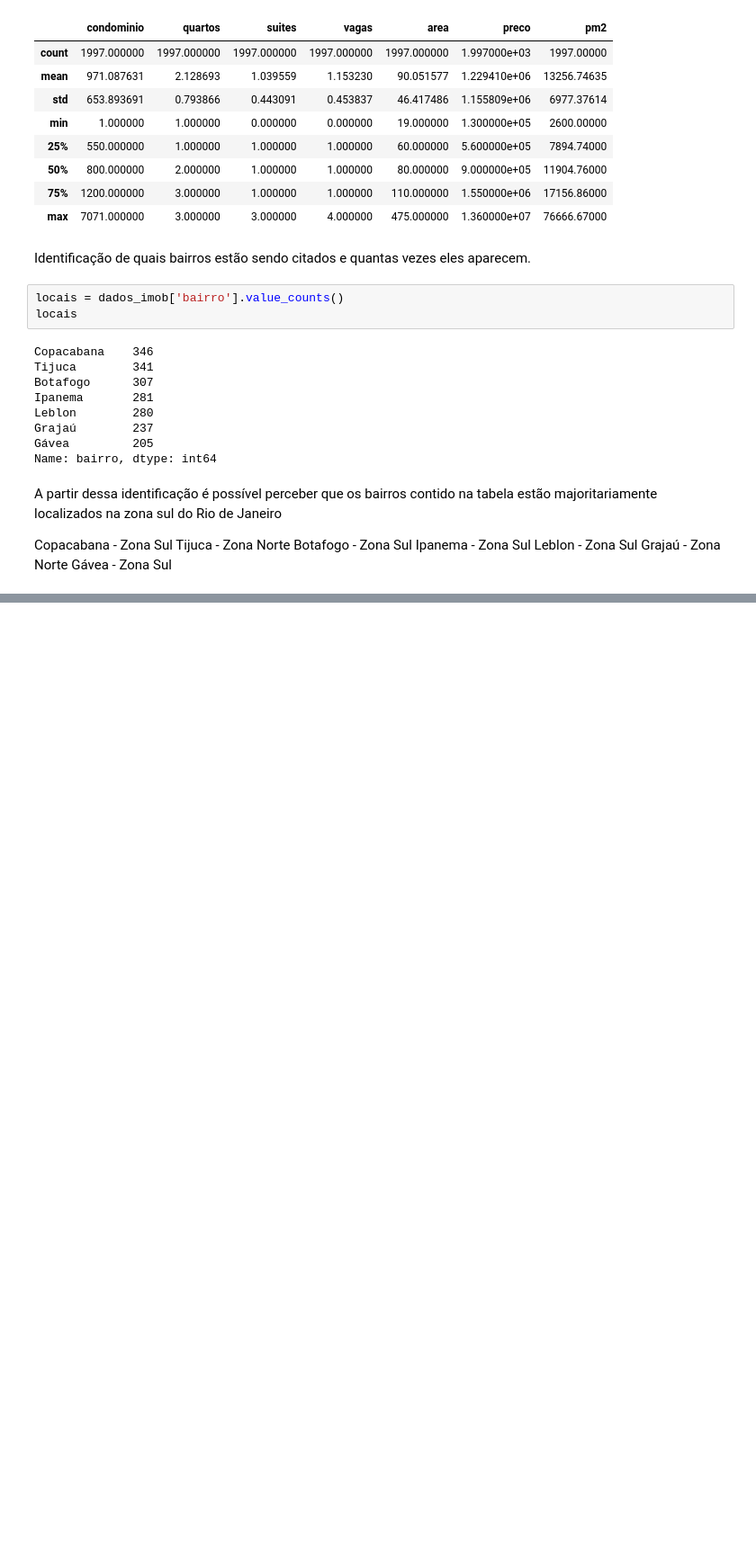
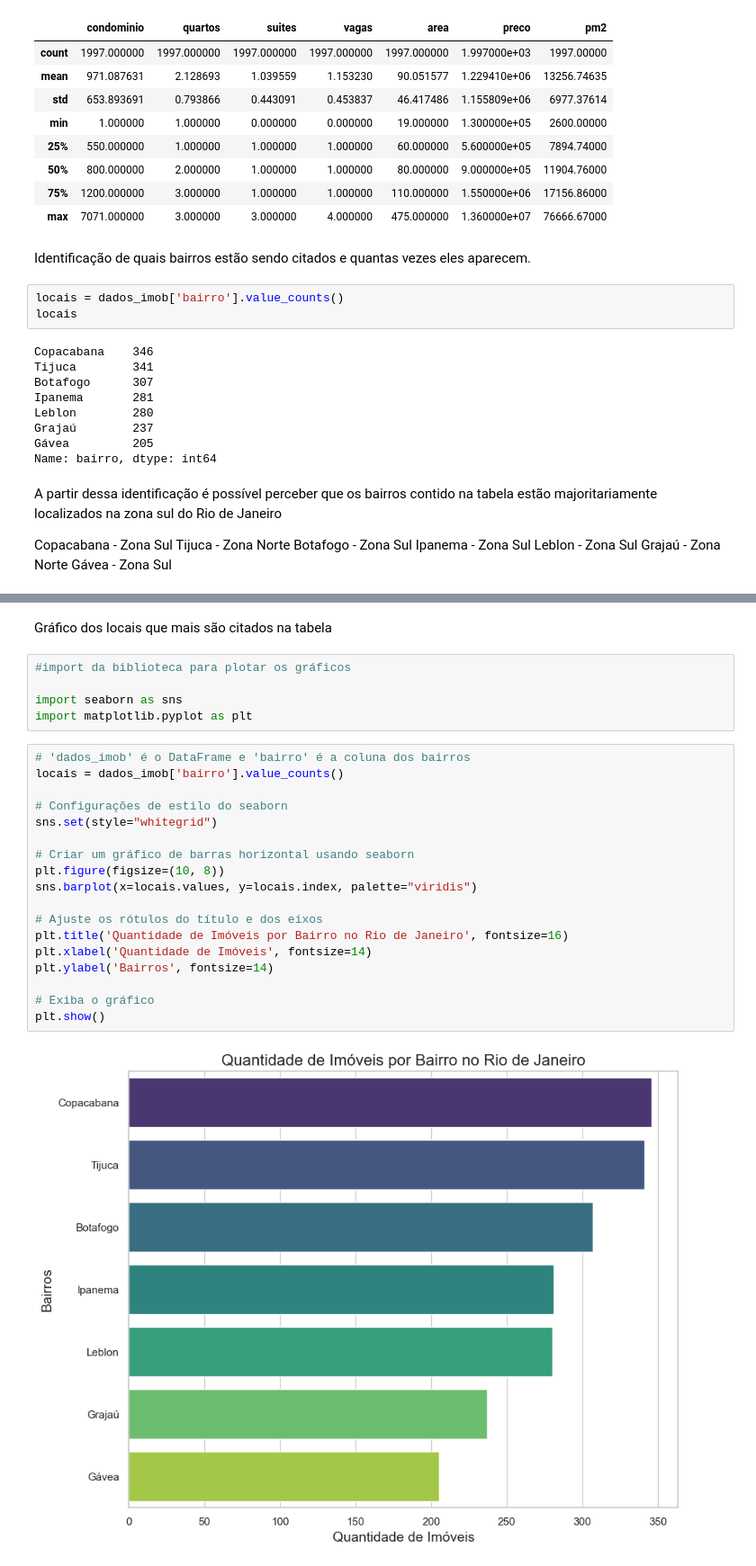
Before and after one commit to GaboRamalho/Data-Science, a Jupyter notebook: AV2/imobRJ.ipynb, the cells around one changed output, grey strips where cells are left out. Shown: that part at 90% size. Drawn from its saved outputs; the diff is of its cells as text; blank space fills up the shorter version.

```diff
--- a/AV2/imobRJ.ipynb
+++ b/AV2/imobRJ.ipynb
@@ -88,0 +103,27 @@ Gávea - Zona Sul
+# %% [markdown]
+Gráfico dos locais que mais são citados na tabela
+# %%
+#import da biblioteca para plotar os gráficos
+
+import seaborn as sns
+import matplotlib.pyplot as plt
+# %%
+# 'dados_imob' é o DataFrame e 'bairro' é a coluna dos bairros
+locais = dados_imob['bairro'].value_counts()
+
+# Configurações de estilo do seaborn
+sns.set(style="whitegrid")
+
+# Criar um gráfico de barras horizontal usando seaborn
+plt.figure(figsize=(10, 8))
+sns.barplot(x=locais.values, y=locais.index, palette="viridis")
+
+# Ajuste os rótulos do título e dos eixos
+plt.title('Quantidade de Imóveis por Bairro no Rio de Janeiro', fontsize=16)
+plt.xlabel('Quantidade de Imóveis', fontsize=14)
+plt.ylabel('Bairros', fontsize=14)
+
+# Exiba o gráfico
+plt.show()
+# %% [output]
+[figure, added]
```
Also changed, not shown: parts of 17 cells of this notebook.
